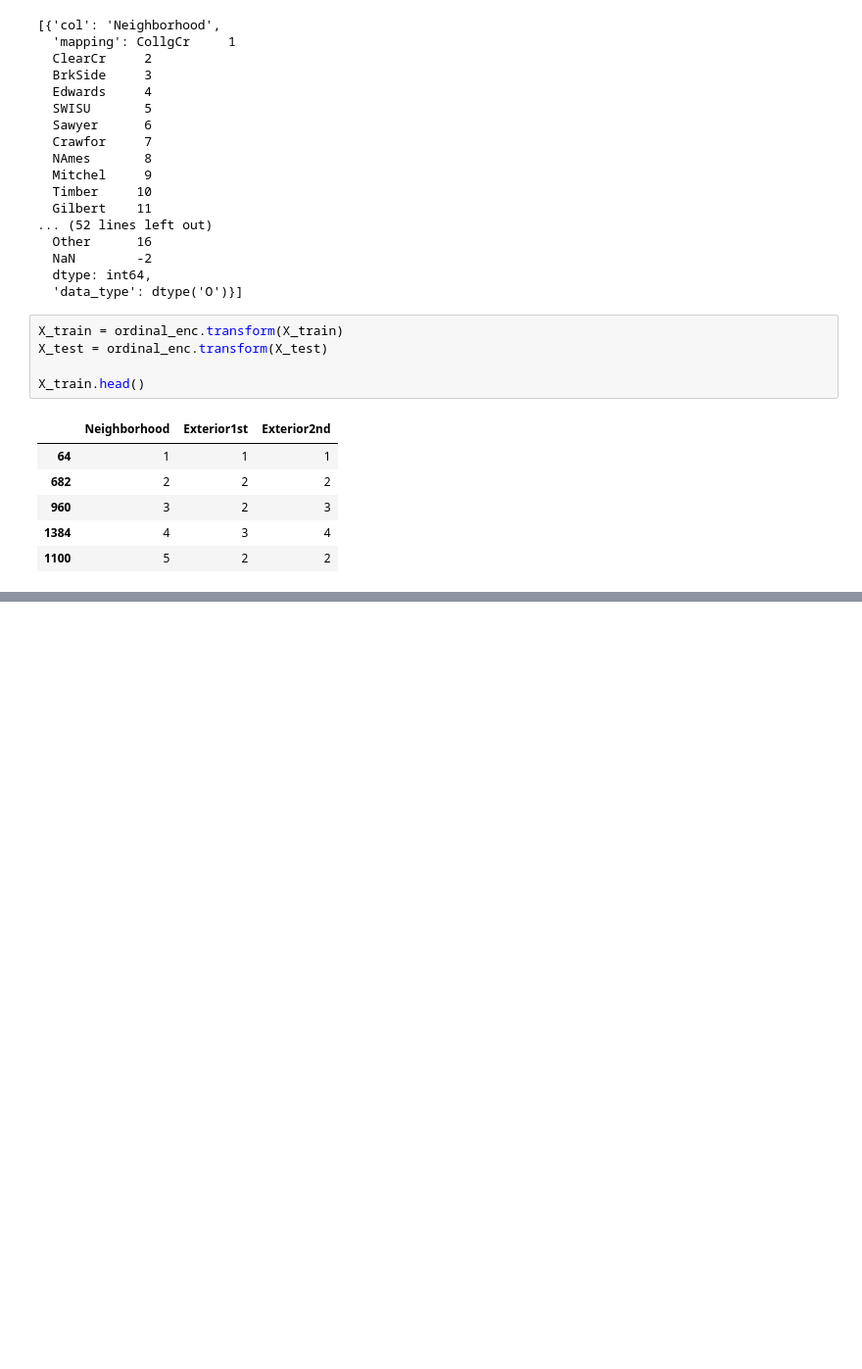
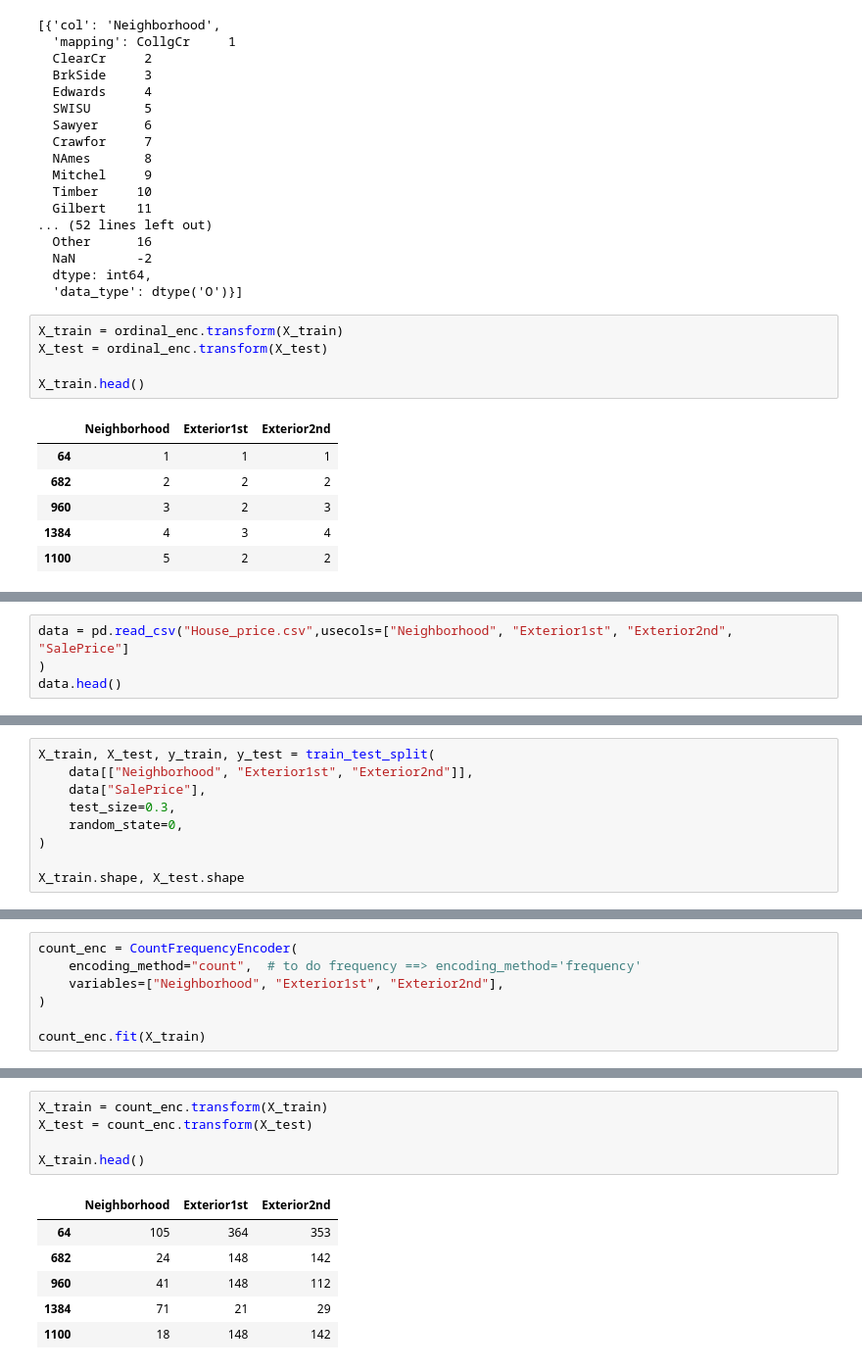
Before and after one commit to Magesh10/Feature_Engineering_Handson, a Jupyter notebook: Categorical_Encoding_Ordinal.ipynb, the cells around one changed output, grey strips where cells are left out. Shown: that part at 98% size. Drawn from its saved outputs; the diff is of its cells as text; blank space fills up the shorter version.

```diff
--- a/Categorical_Encoding_Ordinal.ipynb
+++ b/Categorical_Encoding_Ordinal.ipynb
@@ -382,0 +391,4 @@ X_train.head()
+# %%
+data = pd.read_csv("House_price.csv",usecols=["Neighborhood", "Exterior1st", "Exterior2nd", "SalePrice"]
+)
+data.head()
@@ -382,0 +402,9 @@ X_train.head()
+# %%
+X_train, X_test, y_train, y_test = train_test_split(
+    data[["Neighborhood", "Exterior1st", "Exterior2nd"]],
+    data["SalePrice"],
+    test_size=0.3,
+    random_state=0,
+)
+
+X_train.shape, X_test.shape
@@ -382,0 +413,7 @@ X_train.head()
+# %%
+count_enc = CountFrequencyEncoder(
+    encoding_method="count",  # to do frequency ==> encoding_method='frequency'
+    variables=["Neighborhood", "Exterior1st", "Exterior2nd"],
+)
+
+count_enc.fit(X_train)
@@ -382,0 +442,12 @@ X_train.head()
+# %%
+X_train = count_enc.transform(X_train)
+X_test = count_enc.transform(X_test)
+
+X_train.head()
+# %% [output]
+|  | Neighborhood | Exterior1st | Exterior2nd |
+| 64 | 105 | 364 | 353 |
+| 682 | 24 | 148 | 142 |
+| 960 | 41 | 148 | 112 |
+| 1384 | 71 | 21 | 29 |
+| 1100 | 18 | 148 | 142 |
```
Also changed, not shown: parts of 6 cells of this notebook.
